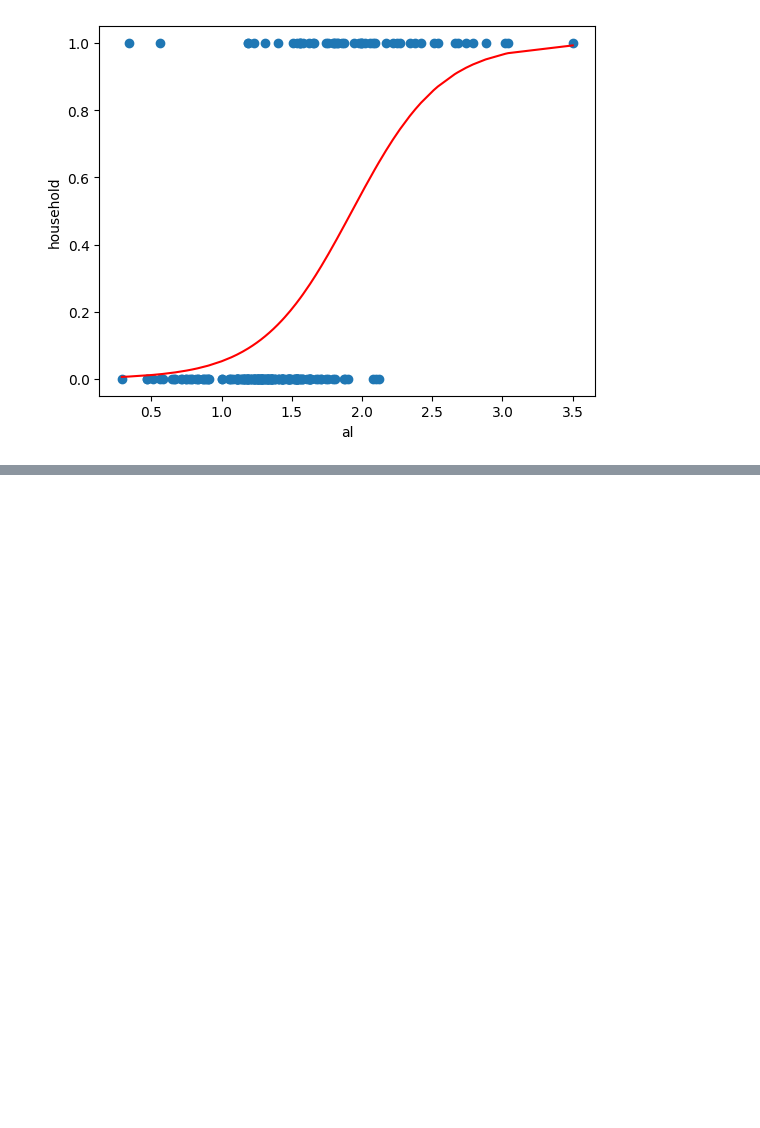
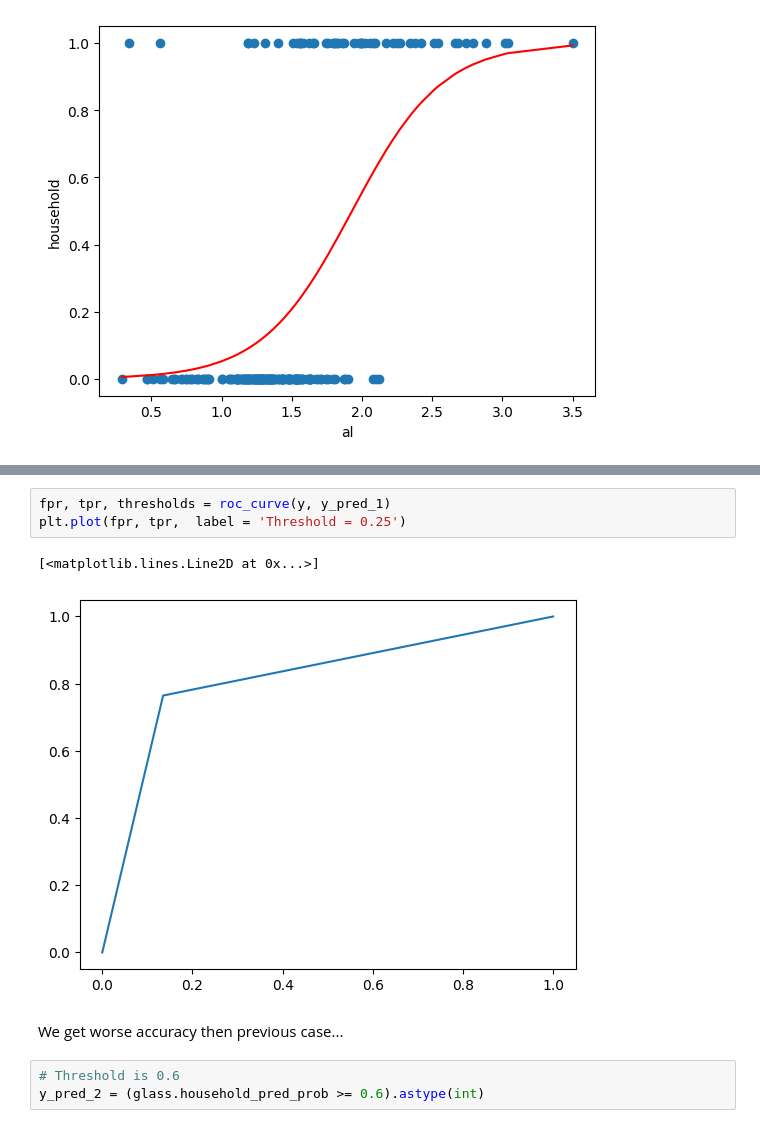
Before and after one commit to rugvedmhatre/NYU-Data-Science-Bootcamp, a Jupyter notebook: Week 7/Week-7.ipynb, the cells around one changed output, grey strips where cells are left out. Saved outputs shown, nothing was run; the diff lists cells and outputs as text; blank space fills up the shorter version.

```diff
--- a/Week 7/Week-7.ipynb
+++ b/Week 7/Week-7.ipynb
@@ -94,0 +136,11 @@ Text(0, 0.5, 'household')
+# %%
+fpr, tpr, thresholds = roc_curve(y, y_pred_1)
+plt.plot(fpr, tpr,  label = 'Threshold = 0.25')
+# %% [output]
+[<matplotlib.lines.Line2D at 0x...>]
+[figure, added]
+# %% [markdown]
+We get worse accuracy then previous case...
+# %%
+# Threshold is 0.6
+y_pred_2 = (glass.household_pred_prob >= 0.6).astype(int)
```
Also changed, not shown: parts of 85 cells of this notebook.
